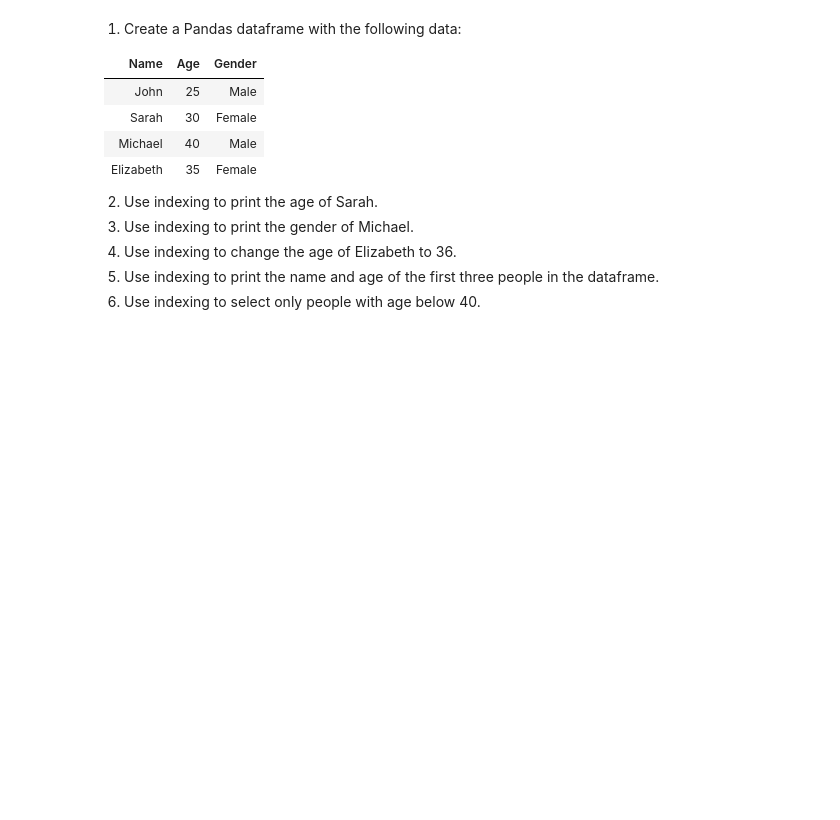
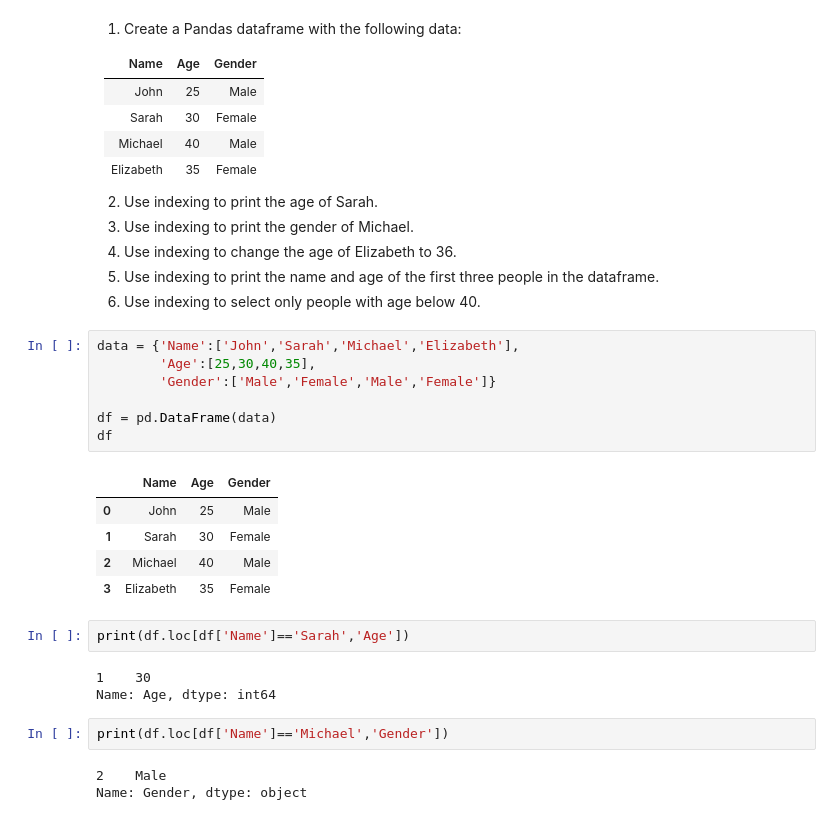
Before and after one commit to rcpsilva/Python_For_Data_Science, a Jupyter notebook: 2023-1/4_notebook_pandas_basics.ipynb, the cells around one changed output. Saved outputs shown, nothing was run; the diff lists cells and outputs as text; blank space fills up the shorter version.

```diff
--- a/2023-1/4_notebook_pandas_basics.ipynb
+++ b/2023-1/4_notebook_pandas_basics.ipynb
@@ -308,3 +308,26 @@ states
 4. Use indexing to change the age of Elizabeth to 36.
 5. Use indexing to print the name and age of the first three people in the dataframe.
 6. Use indexing to select only people with age below 40.
+# %%
+data = {'Name':['John','Sarah','Michael','Elizabeth'],
+        'Age':[25,30,40,35],
+        'Gender':['Male','Female','Male','Female']}
+
+df = pd.DataFrame(data)
+df
+# %% [output]
+|  | Name | Age | Gender |
+| 0 | John | 25 | Male |
+| 1 | Sarah | 30 | Female |
+| 2 | Michael | 40 | Male |
+| 3 | Elizabeth | 35 | Female |
+# %%
+print(df.loc[df['Name']=='Sarah','Age'])
+# %% [output]
+1    30
+Name: Age, dtype: int64
+# %%
+print(df.loc[df['Name']=='Michael','Gender'])
+# %% [output]
+2    Male
+Name: Gender, dtype: object
```
Also changed, not shown: parts of 10 cells of this notebook.
